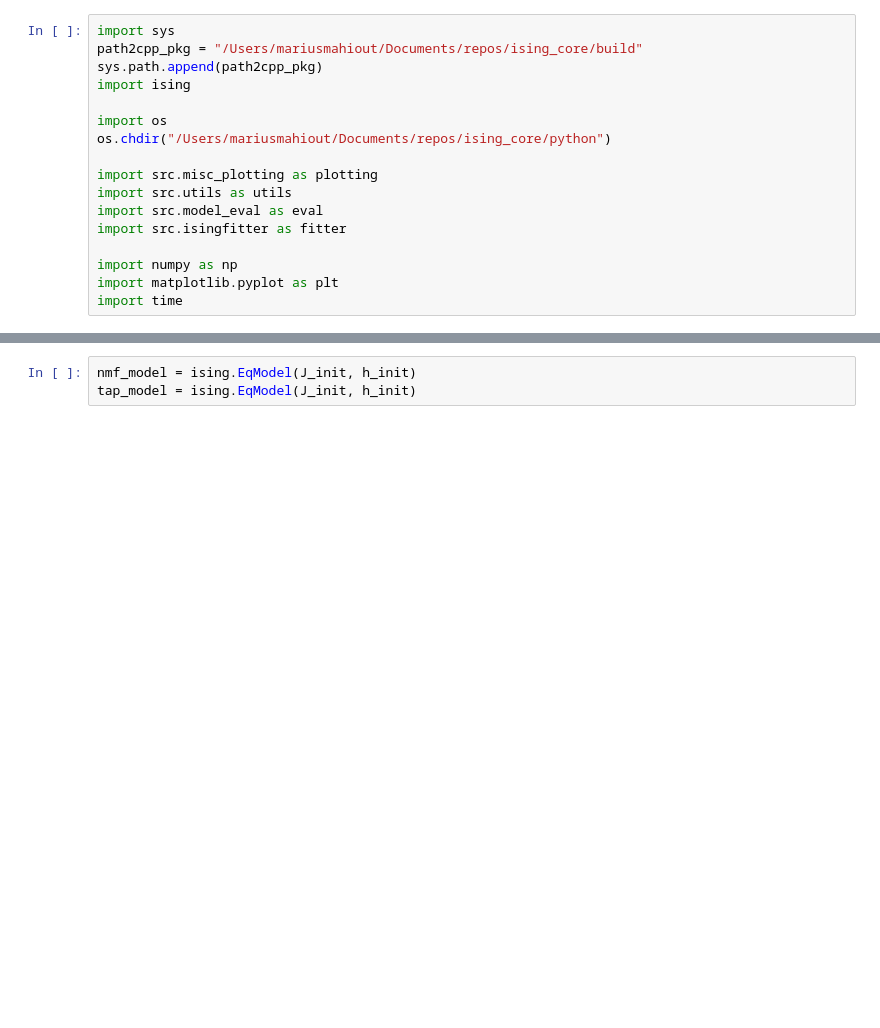
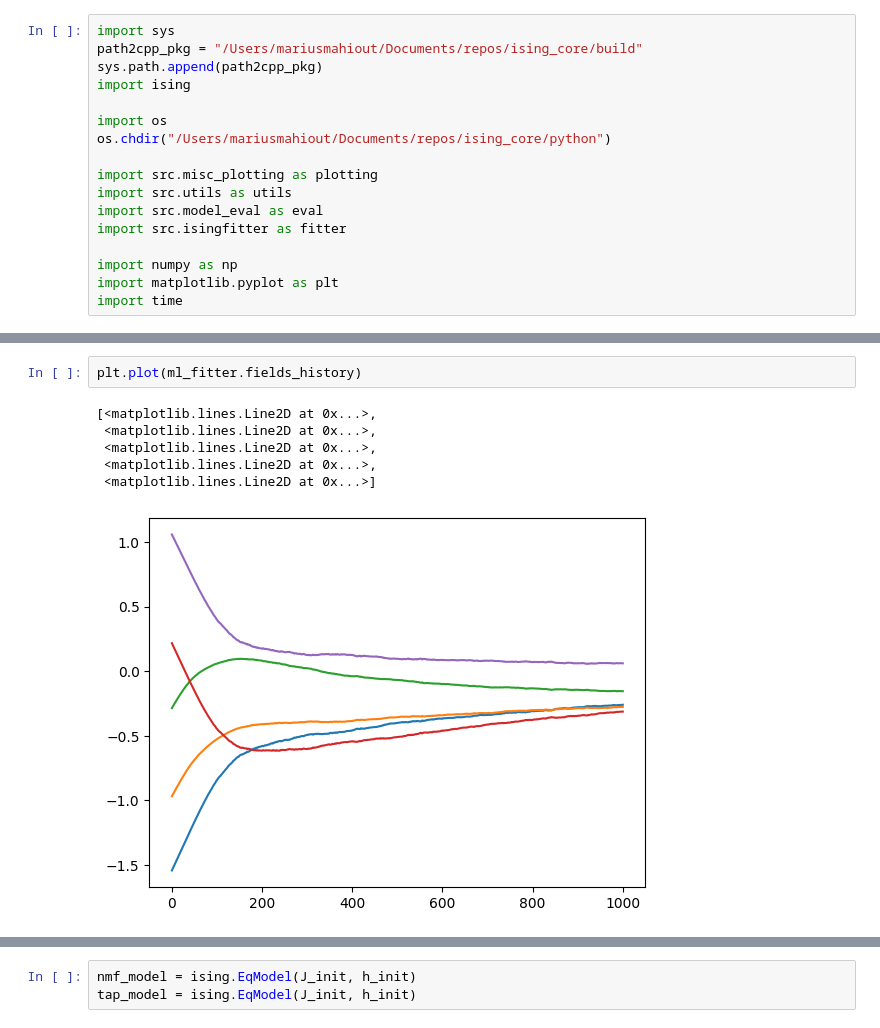
Before and after one commit to mbmahiout/ising, a Jupyter notebook: python/src/isingfitter_test.ipynb, the cells around one changed output, grey strips where cells are left out. Drawn from its saved outputs; the diff is of its cells as text; blank space fills up the shorter version.

```diff
--- a/python/src/isingfitter_test.ipynb
+++ b/python/src/isingfitter_test.ipynb
@@ -87,0 +88,9 @@ plt.plot(ml_fitter.llhs)
+# %%
+plt.plot(ml_fitter.fields_history)
+# %% [output]
+[<matplotlib.lines.Line2D at 0x...>,
+ <matplotlib.lines.Line2D at 0x...>,
+ <matplotlib.lines.Line2D at 0x...>,
+ <matplotlib.lines.Line2D at 0x...>,
+ <matplotlib.lines.Line2D at 0x...>]
+[figure, added]
```
Also changed, not shown: parts of 6 cells of this notebook, 6 other files.
